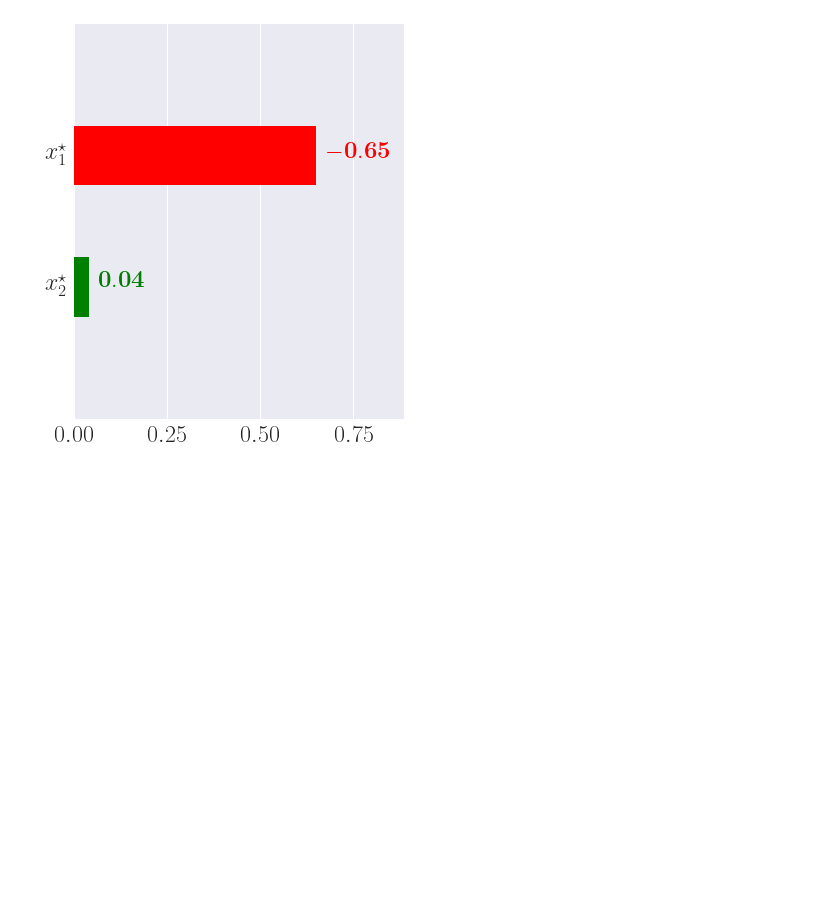
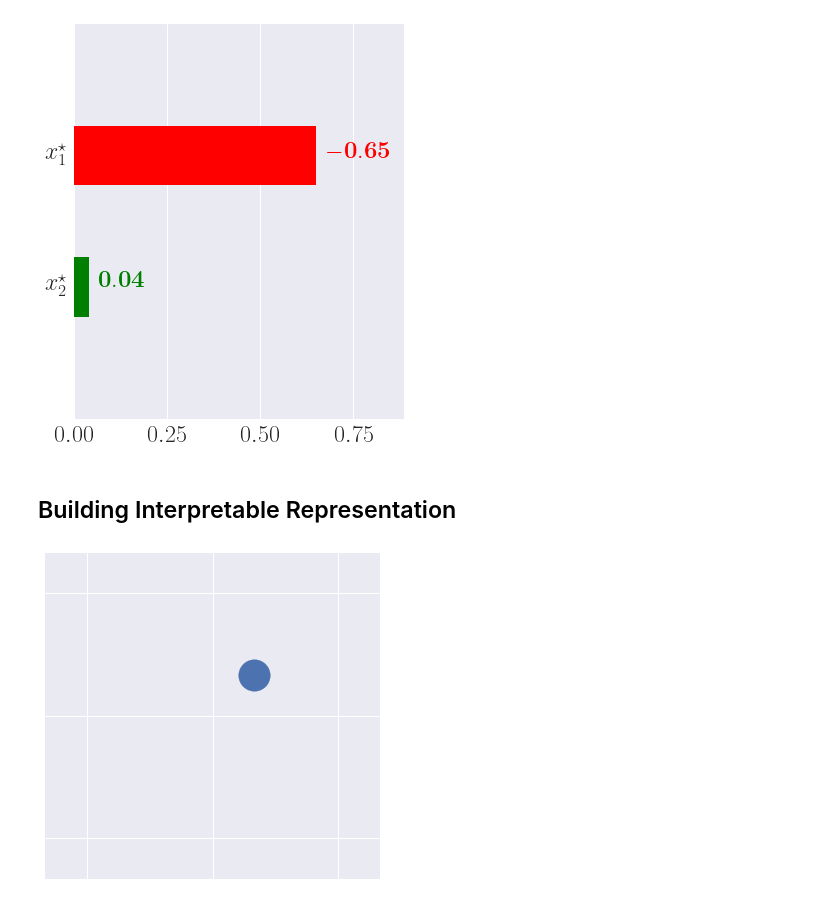
Before and after one commit to So-Cool/bLIMEy, a Jupyter notebook: DAMI_2021/exploration_tabular.ipynb, the cells around one changed output. Cells and saved outputs as stored; diff of their text form; code cells hidden in the pictures; blank space fills up the shorter version.

```diff
--- a/DAMI_2021/exploration_tabular.ipynb
+++ b/DAMI_2021/exploration_tabular.ipynb
@@ -721,3 +724,5 @@ plot_bar_exp(explanation, '_figures/tabular_explanation.pdf',
              onesided=True)
 # %% [output]
 [figure]
+# %% [markdown]
+## Building Interpretable Representation ##
@@ -723,0 +731,23 @@ plot_bar_exp(explanation, '_figures/tabular_explanation.pdf',
+# %%
+# NBVAL_IGNORE_OUTPUT
+plt.figure(figsize=(6, 6))
+
+plt.scatter(2.5, 2.5, s=1000)
+
+plt.xlim(0, 4)
+plt.ylim(0, 4)
+
+plt.xticks([0.5, 2, 3.5])
+plt.yticks([0.5, 2, 3.5])
+
+plt.tick_params(axis='both',
+                which='both',
+                bottom=False,
+                labelbottom=False,
+                left=False,
+                labelleft=False)
+
+plt.savefig('_figures/tabular_ir_0.svg',
+            transparent=False, dpi=300, bbox_inches='tight', pad_inches=0)
+# %% [output]
+[figure, added]
```
Also changed, not shown: parts of 6 cells of this notebook, 3 other files.
